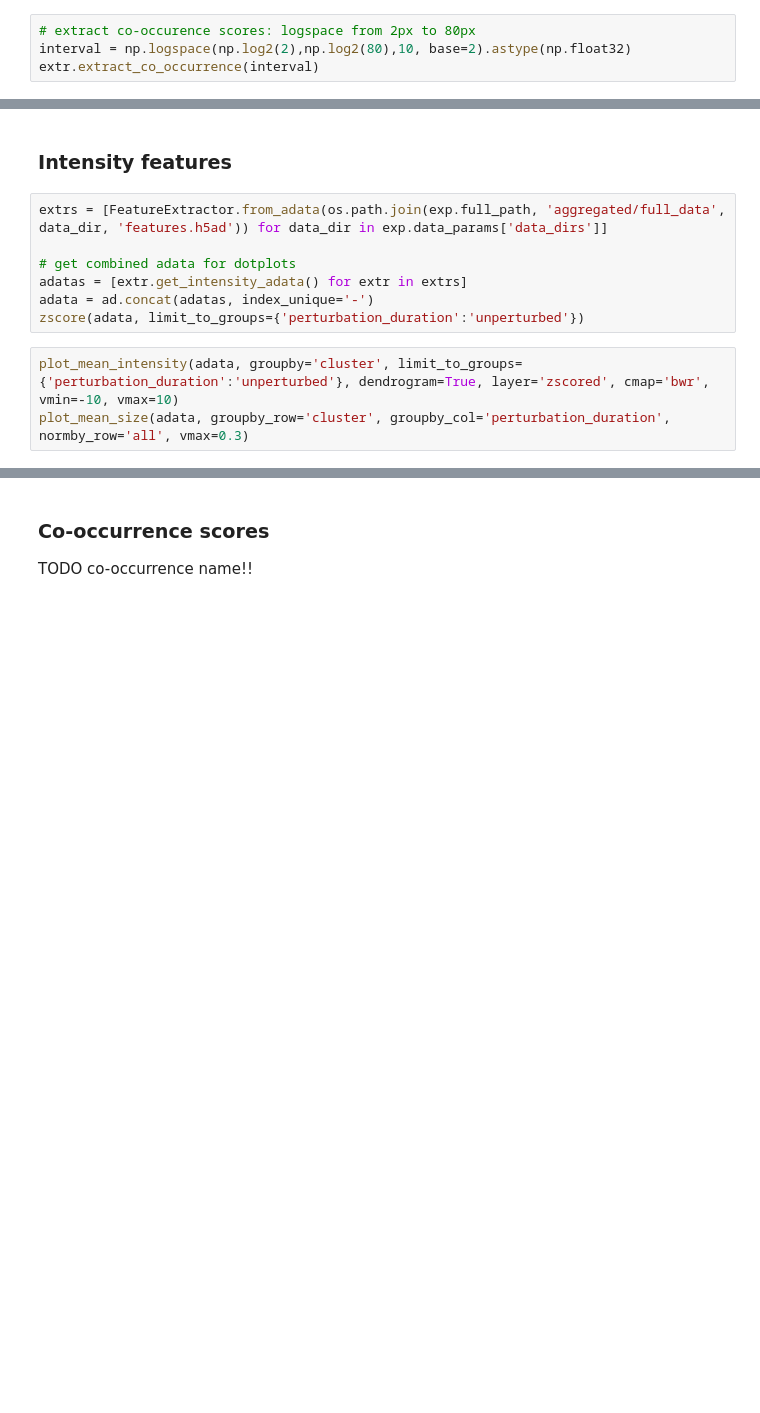
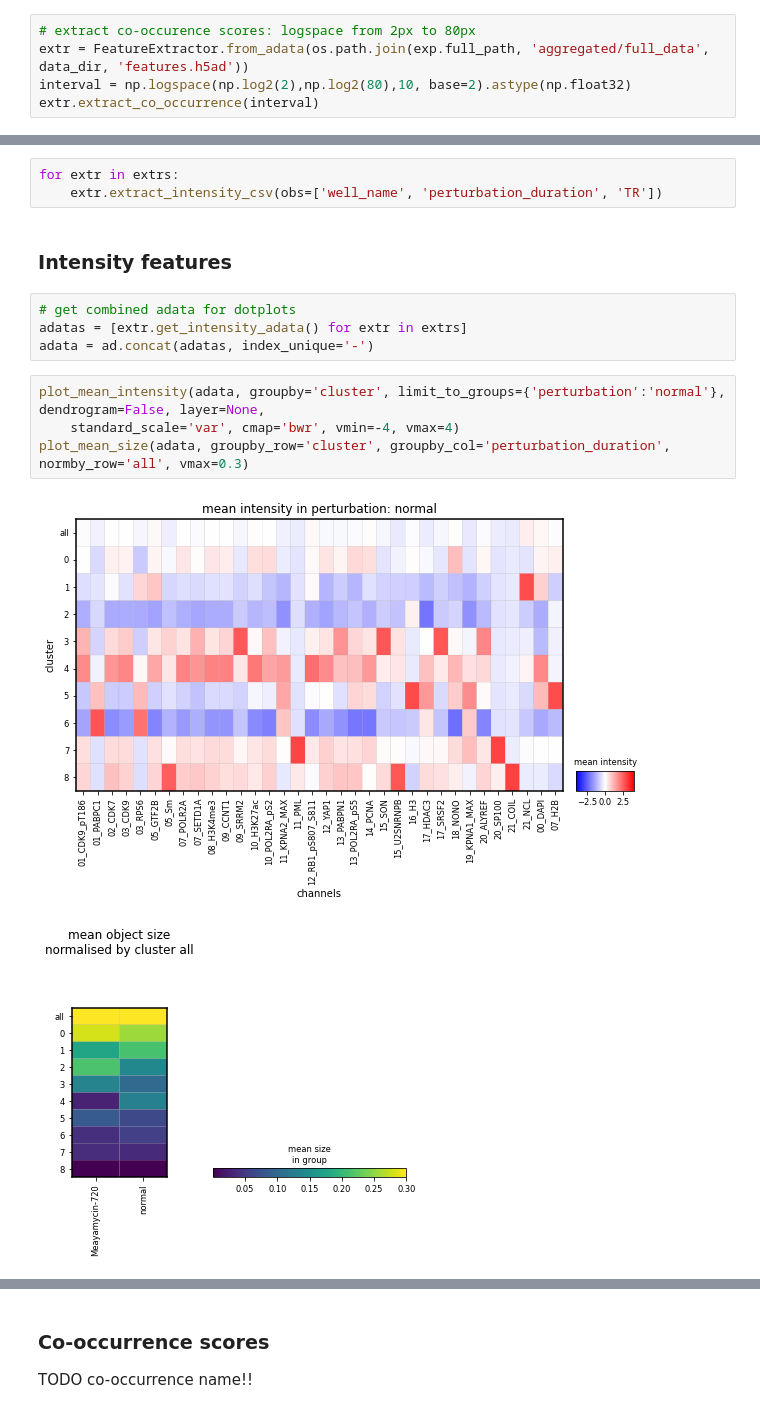
Before and after one commit to theislab/campa, a Jupyter notebook: notebooks/extract_features.ipynb, the cells around one changed output, grey strips where cells are left out. Saved outputs shown, nothing was run; the diff lists cells and outputs as text; blank space fills up the shorter version.

Commit message:
update extract features nb

```diff
--- a/notebooks/extract_features.ipynb
+++ b/notebooks/extract_features.ipynb
@@ -55,5 +60,6 @@ INFO:MPPData:Subsetting to objects with NO_NAN condition: 557
 INFO:FeatureExtractor:saving adata to /Users/hannah.spitzer/projects/pelkmans/local_experiments/NascentRNA_new/test/CondVAE_pert-CC/aggregated/full_data/184A1_unperturbed/I09/features.h5ad
 # %%
 # extract co-occurence scores: logspace from 2px to 80px
+extr = FeatureExtractor.from_adata(os.path.join(exp.full_path, 'aggregated/full_data', data_dir, 'features.h5ad'))
 interval = np.logspace(np.log2(2),np.log2(80),10, base=2).astype(np.float32)
 extr.extract_co_occurrence(interval)
@@ -63,13 +196,17 @@ TODO mean intensity: update using workflow notebook
+# %%
+for extr in extrs:
+    extr.extract_intensity_csv(obs=['well_name', 'perturbation_duration', 'TR'])
 # %% [markdown]
 ### Intensity features
 # %%
-extrs = [FeatureExtractor.from_adata(os.path.join(exp.full_path, 'aggregated/full_data', data_dir, 'features.h5ad')) for data_dir in exp.data_params['data_dirs']]
-
 # get combined adata for dotplots
 adatas = [extr.get_intensity_adata() for extr in extrs]
 adata = ad.concat(adatas, index_unique='-')
-zscore(adata, limit_to_groups={'perturbation_duration':'unperturbed'})
 # %%
-plot_mean_intensity(adata, groupby='cluster', limit_to_groups={'perturbation_duration':'unperturbed'}, dendrogram=True, layer='zscored', cmap='bwr', vmin=-10, vmax=10)
+plot_mean_intensity(adata, groupby='cluster', limit_to_groups={'perturbation':'normal'}, dendrogram=False, layer=None,
+    standard_scale='var', cmap='bwr', vmin=-4, vmax=4)
 plot_mean_size(adata, groupby_row='cluster', groupby_col='perturbation_duration', normby_row='all', vmax=0.3)
+# %% [output]
+[figure, added]
+[figure, added]
 # %%
```
Also changed, not shown: parts of 17 cells of this notebook.
